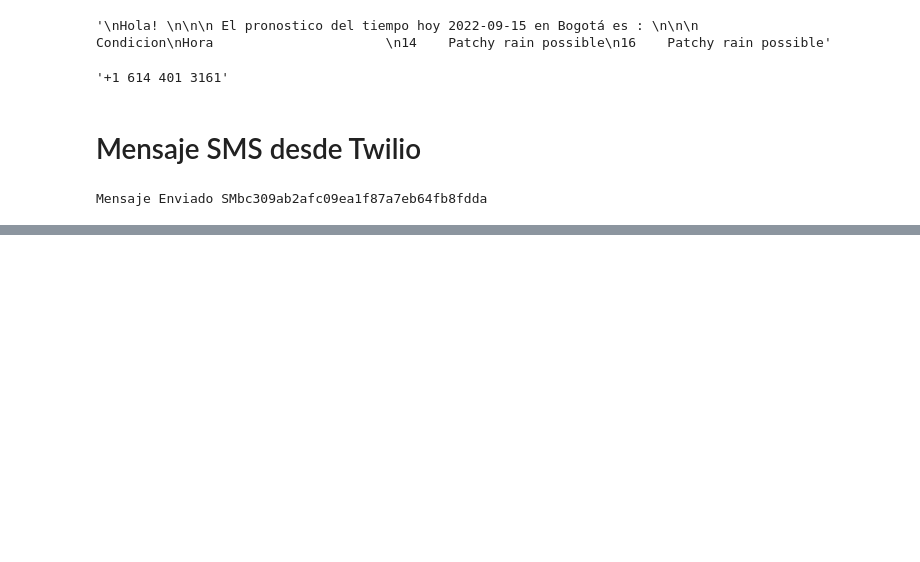
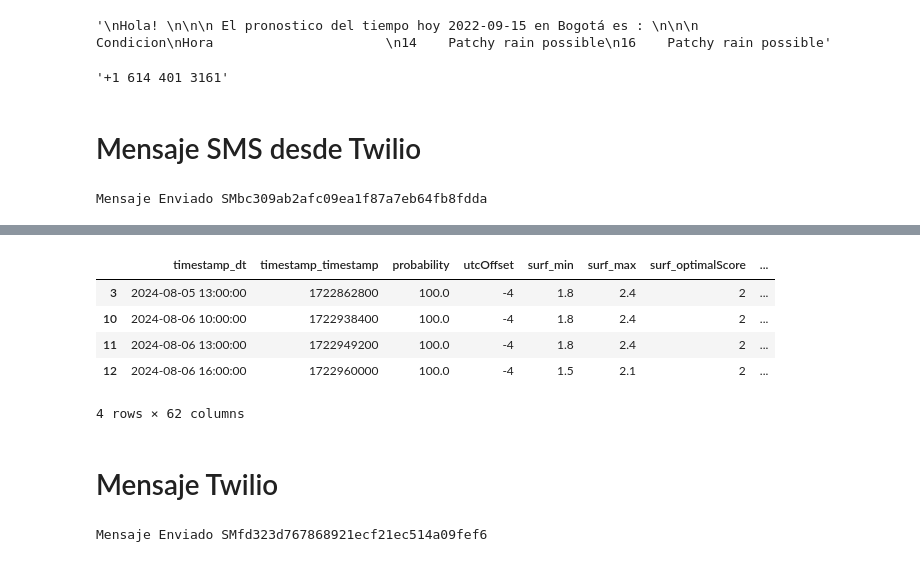
Before and after one commit to loyolahernandez/Data_Engineer_AWS, a Jupyter notebook: Proyecto1/Mensajes_Twilio.ipynb, the cells around one changed output, grey strips where cells are left out. Cells and saved outputs as stored; diff of their text form; code cells hidden in the pictures; blank space fills up the shorter version.

```diff
--- a/Proyecto1/Mensajes_Twilio.ipynb
+++ b/Proyecto1/Mensajes_Twilio.ipynb
@@ -247,0 +283,6 @@ Mensaje Enviado SMbc309ab2afc09ea1f87a7eb64fb8fdda
+# %%
+wind = 'Offshore'
+max_height = 2.5
+min_height = 2
+sunrise = 8
+sunset = 18
@@ -247,0 +293,33 @@ Mensaje Enviado SMbc309ab2afc09ea1f87a7eb64fb8fdda
+# %%
+df_sesh = df[
+    (df['surf_max'] <= max_height) & (df['surf_max'] >= min_height) &
+    (df['timestamp_dt'].dt.hour <= sunset) & (df['timestamp_dt'].dt.hour >= sunrise)
+]
+# %%
+df_sesh
+# %% [output]
+|  | timestamp_dt | timestamp_timestamp | probability | utcOffset | surf_min | surf_max | surf_optimalScore | ... |
+| 3 | 2024-08-05 13:00:00 | 1722862800 | 100.0 | -4 | 1.8 | 2.4 | 2 | ... |
+| 10 | 2024-08-06 10:00:00 | 1722938400 | 100.0 | -4 | 1.8 | 2.4 | 2 | ... |
+| 11 | 2024-08-06 13:00:00 | 1722949200 | 100.0 | -4 | 1.8 | 2.4 | 2 | ... |
+| 12 | 2024-08-06 16:00:00 | 1722960000 | 100.0 | -4 | 1.5 | 2.1 | 2 | ... |
+4 rows × 62 columns
+# %% [markdown]
+# Mensaje Twilio
+# %%
+time.sleep(2)
+account_sid = TWILIO_ACCOUNT_SID
+auth_token = TWILIO_AUTH_TOKEN
+
+client = Client(account_sid, auth_token)
+
+message = client.messages \
+                .create(
+                     body='\nHola! \n\n\n Hoy puede salir ola en Buchu ',
+                     from_=PHONE_NUMBER,
+                     to='+56982091549'
+                 )
+
+print('Mensaje Enviado ' + message.sid)
+# %% [output]
+Mensaje Enviado SMfd323d767868921ecf21ec514a09fef6
```
Also changed, not shown: parts of 5 cells of this notebook.
